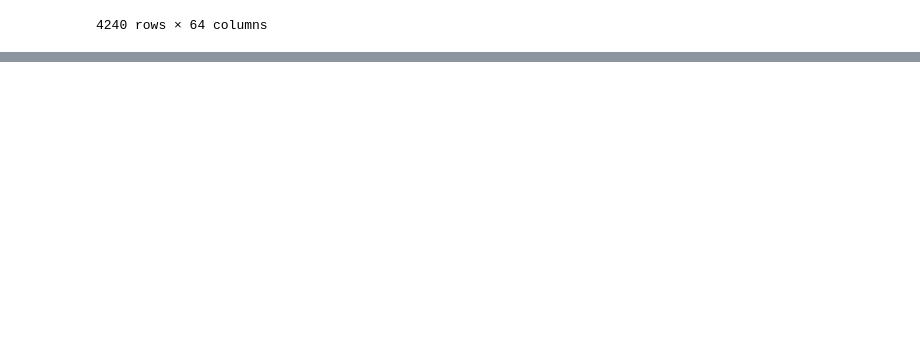
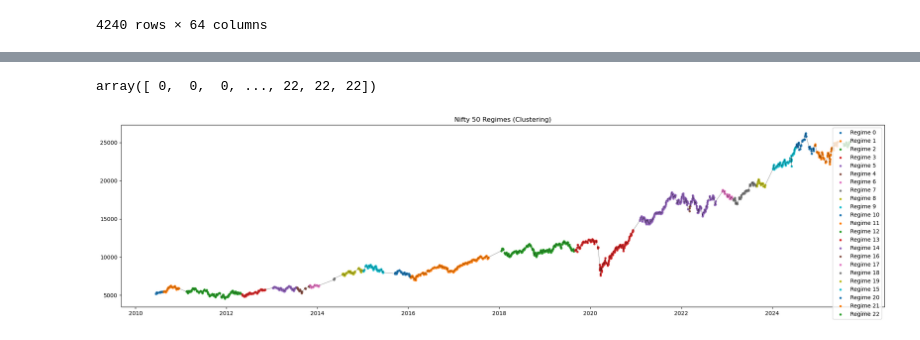
Before and after one commit to gautamnaik1994/gmmm-direction-prediction, a Jupyter notebook: notebooks/modelling/05.RegimeLabelling.ipynb, the cells around one changed output, grey strips where cells are left out. Drawn from its saved outputs; the diff is of its cells as text; code cells hidden in the pictures; blank space fills up the shorter version.

```diff
--- a/notebooks/modelling/05.RegimeLabelling.ipynb
+++ b/notebooks/modelling/05.RegimeLabelling.ipynb
@@ -119,0 +406,24 @@ sns.histplot(data=probs_df, x='Cluster_2_Prob', bins=30)
+# %%
+label_col = "HDBSCAN_Labels"
+valid_idx = df[label_col].notna()
+if (df.loc[valid_idx, label_col] == -1).any():
+    valid_idx &= (df[label_col] != -1)
+
+gdf = df.loc[valid_idx].drop(["Close", label_col], axis=1)
+
+init_means, init_covs = estimate_emissions(
+    gdf.to_numpy(),
+    df.loc[gdf.index, label_col].to_numpy(),
+    eps=1e-5,
+    exclude_noise=True,
+)
+
+hmm_model = fit_sticky_hmm(
+    X=gdf.to_numpy(),
+    init_means=init_means,
+    init_covs=init_covs,
+    stickiness=200.0,  # tune this
+    min_covar=1e-5,
+)
+
+smoothed_regimes = hmm_model.predict(gdf.to_numpy())
@@ -119,0 +444,20 @@ sns.histplot(data=probs_df, x='Cluster_2_Prob', bins=30)
+# %%
+smoothed_regimes
+# %% [output]
+array([ 0,  0,  0, ..., 22, 22, 22])
+# %%
+gdf["hmm_Labels"] = smoothed_regimes
+# Close
+gdf["Close"] = df.loc[gdf.index, "Close"]
+# %%
+plt.figure(figsize=(25,6))
+
+for c in gdf['hmm_Labels'].dropna().unique():
+    mask = gdf['hmm_Labels'] == c
+    plt.scatter(gdf.index[mask], gdf['Close'][mask], label=f"Regime {c}", s=10)
+plt.plot(gdf.index, gdf['Close'], color='black', linewidth=0.5, alpha=0.6)
+plt.title("Nifty 50 Regimes (Clustering)")
+plt.legend()
+plt.show()
+# %% [output]
+[figure, added]
```
Also changed, not shown: parts of 25 cells of this notebook, 1 other file.
